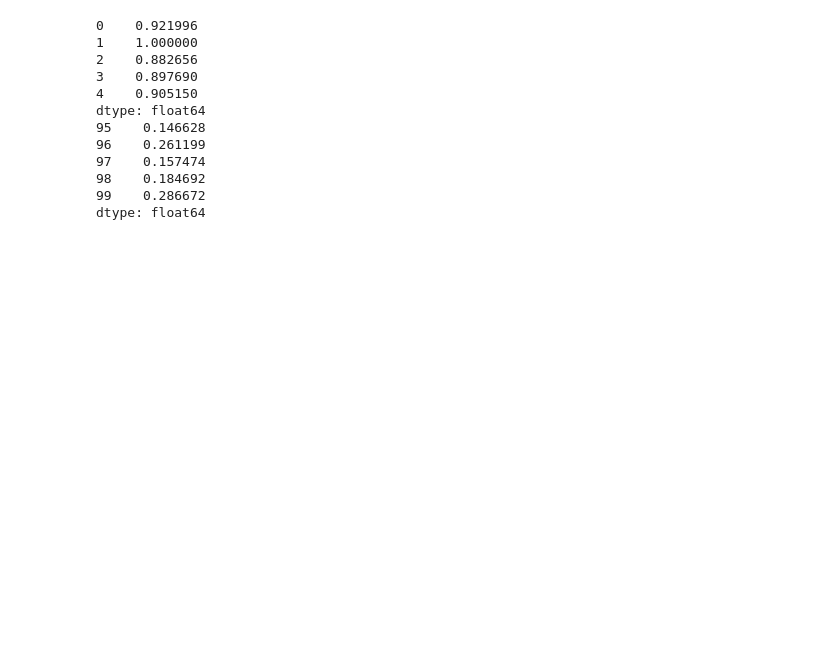
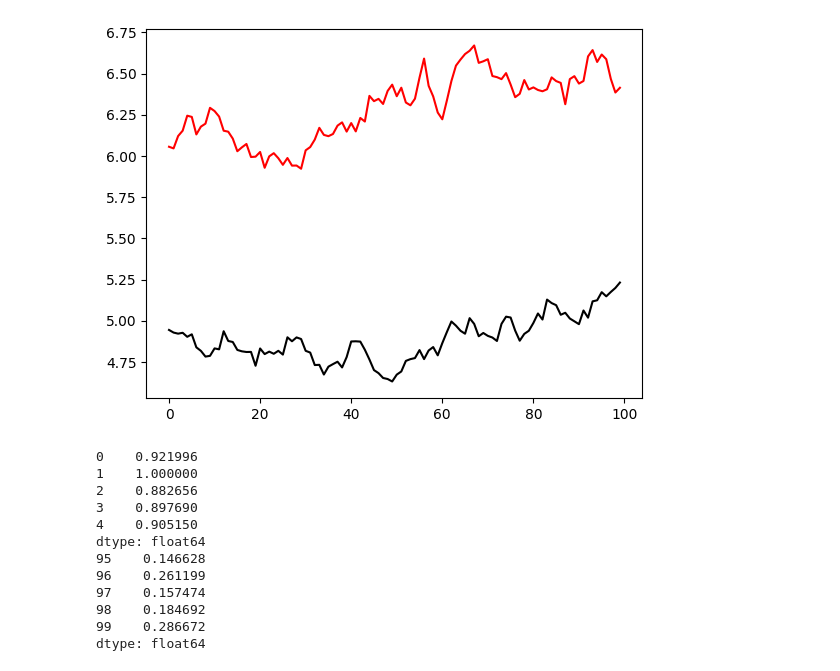
Before and after one commit to JoaoJungblut/pairs_trading, a Jupyter notebook: test.ipynb, the cells around one changed output. Cells and saved outputs as stored; diff of their text form; code cells hidden in the pictures; blank space fills up the shorter version.

```diff
--- a/test.ipynb
+++ b/test.ipynb
@@ -54 +56,9 @@ dtype: float64
+# %%
+### plot series
+fig, ax = plt.subplots()
+ax.plot(x.index, x, color="black")
+ax.plot(y.index, y, color="red")
+plt.show()
+# %% [output]
+[figure, added]
 # %%
```
Also changed, not shown: parts of 8 cells of this notebook, 10 other files.
